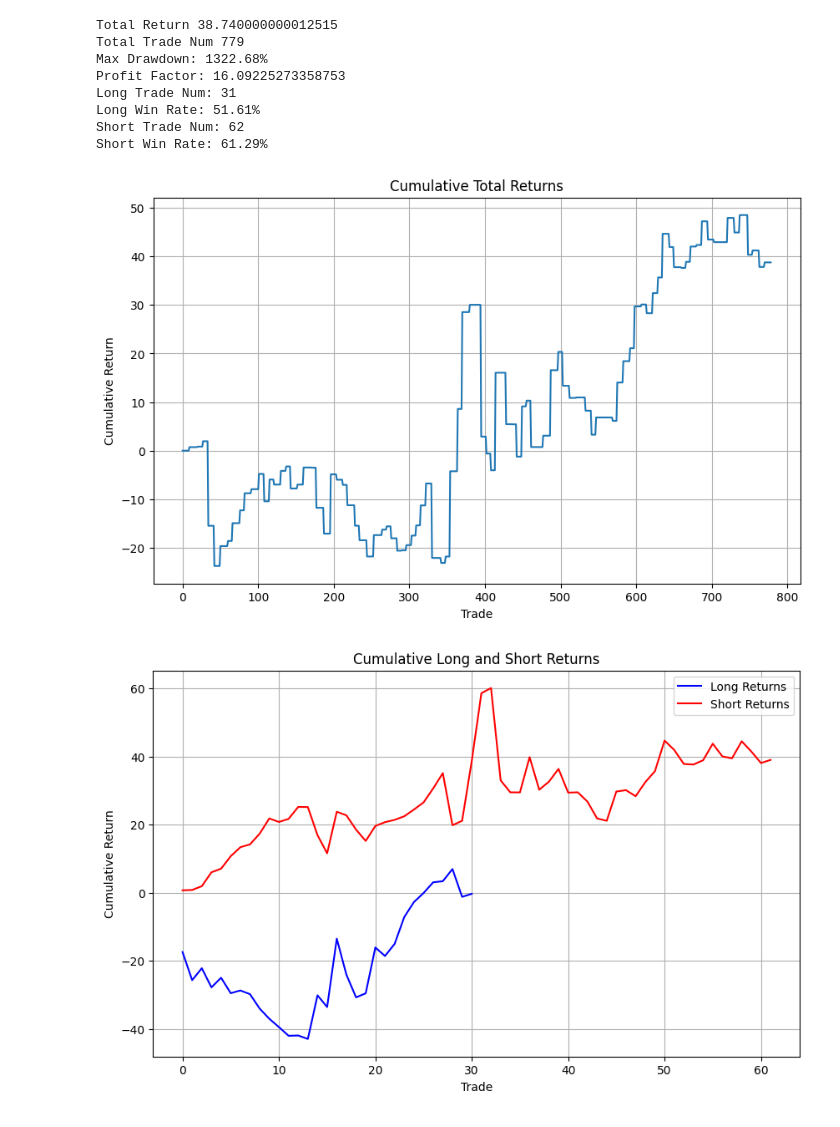
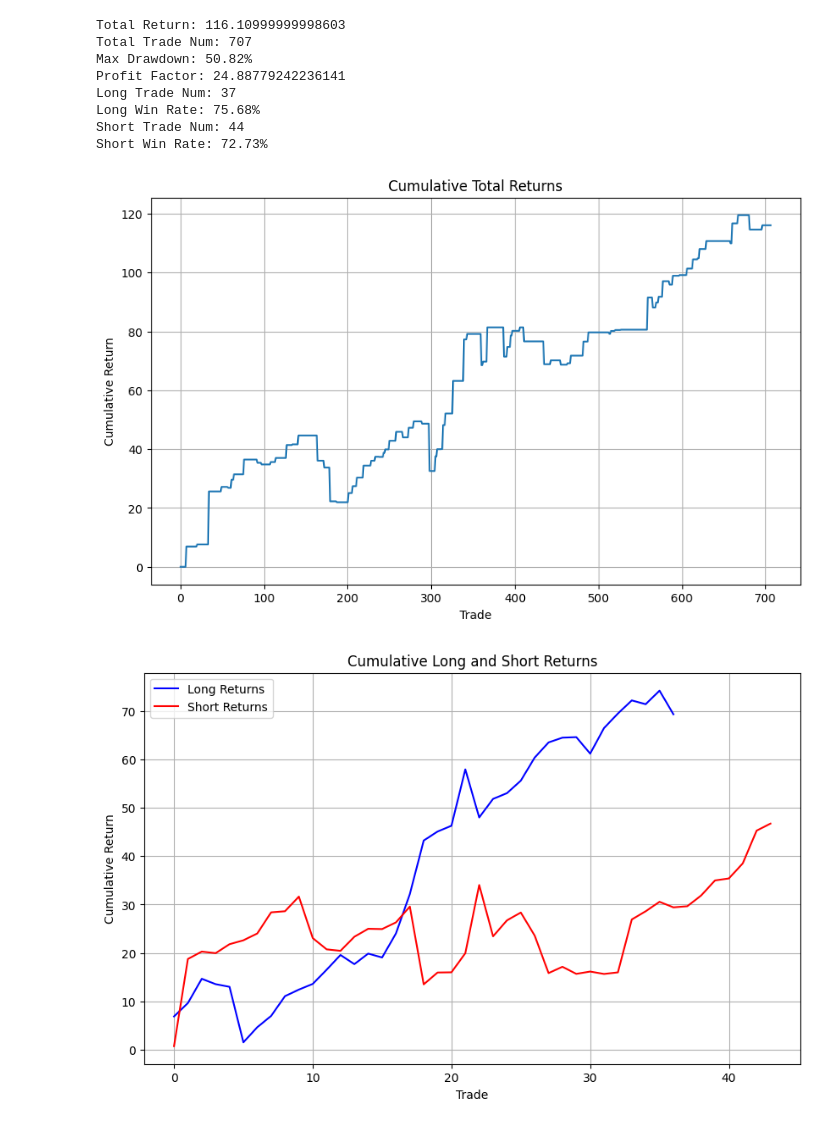
Before and after one commit to pixcelo/learning-model, a Jupyter notebook: backtest_bband.ipynb, the cells around one changed output. Saved outputs shown, nothing was run; the diff lists cells and outputs as text; code cells hidden in the pictures.

Commit message:
mod entry and exit logic

```diff
--- a/backtest_bband.ipynb
+++ b/backtest_bband.ipynb
@@ -48,7 +48,7 @@ def feature_engineering(df, prefix):
     df[f'{prefix}_ADX'] = talib.ADX(high, low, close, timeperiod=14)
     df[f'{prefix}_ADXR'] = talib.ADXR(high, low, close, timeperiod=14)
 
-    df[f'{prefix}_SMA10'] = talib.SMA(close, timeperiod=10)
+    df[f'{prefix}_SMA20'] = talib.SMA(close, timeperiod=20)
     df[f'{prefix}_SMA50'] = talib.SMA(close, timeperiod=50)
     df[f'{prefix}_SMA100'] = talib.SMA(close, timeperiod=100)
 
@@ -254,6 +254,7 @@ if __name__ == "__main__":
 
         # Get the current row of data
         data_row = combined_df.iloc[i]
+        prev_row = combined_df.iloc[i-1]
 
         # Retrieve the Bollinger Bands from the row
         upper = data_row['1m_BB_UPPER']
@@ -263,8 +264,10 @@ if __name__ == "__main__":
         y_pred = predict(data_row)
 
         if portfolio['position'] is not None:
-            if portfolio['entry_point'] + 5 == i:
-                if portfolio['position'] == 'long':
+            if portfolio['position'] == 'long':
+                if data_row['1m_close'] > data_row['1m_BB_MIDDLE'] and \
+                    prev_row['1m_close'] < prev_row['1m_BB_MIDDLE']:
+
                     profit = data_row['1m_close'] - portfolio['entry_price']
                     trade_results['profits'].append(profit)
                     trade_results['long_profits'].append(profit)
@@ -273,7 +276,12 @@ if __name__ == "__main__":
                         'entry_price': None,
                         'entry_point': 0
                     }
-                elif portfolio['position'] == 'short':
+                else:
+                    trade_results['profits'].append(profit)
+            elif portfolio['position'] == 'short':
+                if data_row['1m_close'] < data_row['1m_BB_MIDDLE'] and \
+                    prev_row['1m_close'] > prev_row['1m_BB_MIDDLE']:
+
                     profit = portfolio['entry_price'] - data_row['1m_close']
                     trade_results['profits'].append(profit)
                     trade_results['short_profits'].append(profit)
@@ -281,55 +289,43 @@ if __name__ == "__main__":
                         'position': None,
                         'entry_price': None,
                         'entry_point': 0
                     }
+                else:
+                    trade_results['profits'].append(profit)
             else:
                 trade_results['profits'].append(profit)
 
         elif data_row['1m_high'] >= upper:
-            if y_pred == 1:
-                trade_results['profits'].append(profit)
-                portfolio = {
-                    'position': 'long',
-                    'entry_price': data_row['1m_close'],
-                    'entry_point': i
-                }
-            elif y_pred == 0:
+            if y_pred == 0:
                 trade_results['profits'].append(profit)
                 portfolio = {
                     'position': 'short',
                     'entry_price': data_row['1m_close'],
                     'entry_point': i
                 }
 
         # If the Bollinger Bands reach 2 sigma
         elif data_row['1m_low'] <= lower:
             if y_pred == 1:
                 trade_results['profits'].append(profit)
                 portfolio = {
                     'position': 'long',
                     'entry_price': data_row['1m_close'],
                     'entry_point': i
                 }
-            elif y_pred == 0:
-                trade_results['profits'].append(profit)
-                portfolio = {
-                    'position': 'short',
-                    'entry_price': data_row['1m_close'],
-                    'entry_point': i
-                }
 
         else:
             trade_results['profits'].append(profit)
 
     summarize_trade_results(trade_results)
 # %% [output]
-Total Return 38.740000000012515
-Total Trade Num 779
-Max Drawdown: 1322.68%
-Profit Factor: 16.09225273358753
-Long Trade Num: 31
-Long Win Rate: 51.61%
-Short Trade Num: 62
-Short Win Rate: 61.29%
+Total Return: 116.10999999998603
+Total Trade Num: 707
+Max Drawdown: 50.82%
+Profit Factor: 24.88779242236141
+Long Trade Num: 37
+Long Win Rate: 75.68%
+Short Trade Num: 44
+Short Win Rate: 72.73%
-[figure, old version]
+[figure, new version]
-[figure, old version]
+[figure, new version]
```
